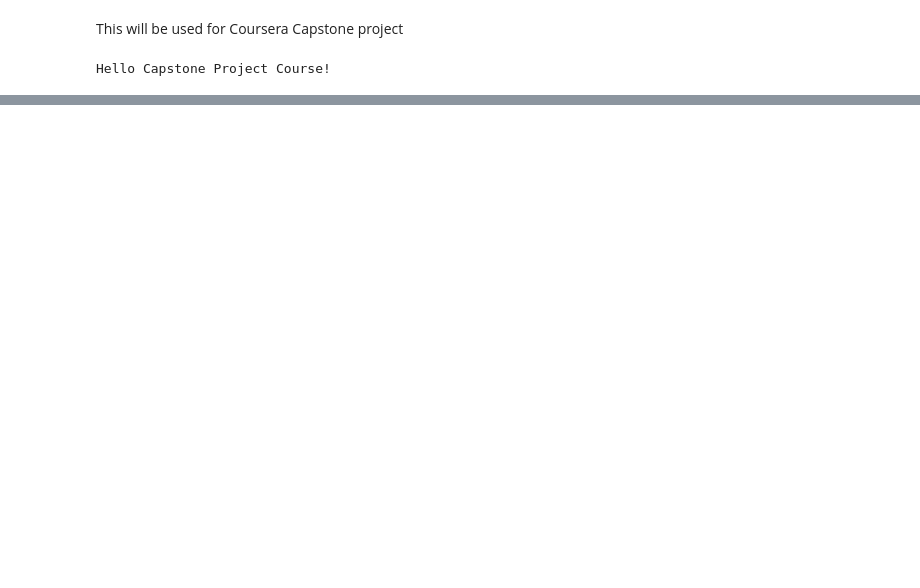
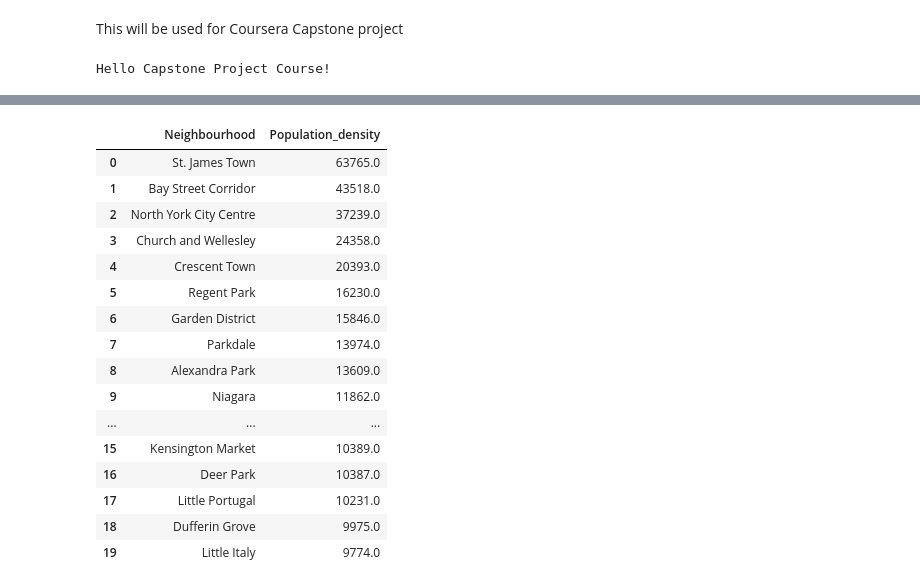
Before and after one commit to gabrielezalaite/Coursera_Capstone, a Jupyter notebook: Coursera_Capstone.ipynb, the cells around one changed output, grey strips where cells are left out. Drawn from its saved outputs; the diff is of its cells as text; code cells hidden in the pictures; blank space fills up the shorter version.

```diff
--- a/Coursera_Capstone.ipynb
+++ b/Coursera_Capstone.ipynb
@@ -26,0 +117,3 @@ Data:
+# %%
+neighbourhoods['latitude']=latitudes
+neighbourhoods['longtitude']=longtitudes
@@ -26,0 +122,2 @@ Data:
+# %%
+neighbourhoods.dropna(inplace=True)
@@ -26,0 +209,24 @@ Data:
+# %%
+neighbourhoods["Population_density"] = pd.to_numeric(neighbourhoods["Population_density"])
+# %%
+top_neigh=neighbourhoods.sort_values(by=['Population_density'], ascending=False).head(20)
+# %%
+top_neigh.reset_index(drop=True)
+# %% [output]
+|  | Neighbourhood | Population_density |
+| 0 | St. James Town | 63765.0 |
+| 1 | Bay Street Corridor | 43518.0 |
+| 2 | North York City Centre | 37239.0 |
+| 3 | Church and Wellesley | 24358.0 |
+| 4 | Crescent Town | 20393.0 |
+| 5 | Regent Park | 16230.0 |
+| 6 | Garden District | 15846.0 |
+| 7 | Parkdale | 13974.0 |
+| 8 | Alexandra Park | 13609.0 |
+| 9 | Niagara | 11862.0 |
+| ... | ... | ... |
+| 15 | Kensington Market | 10389.0 |
+| 16 | Deer Park | 10387.0 |
+| 17 | Little Portugal | 10231.0 |
+| 18 | Dufferin Grove | 9975.0 |
+| 19 | Little Italy | 9774.0 |
```
Also changed, not shown: parts of 31 cells of this notebook.
